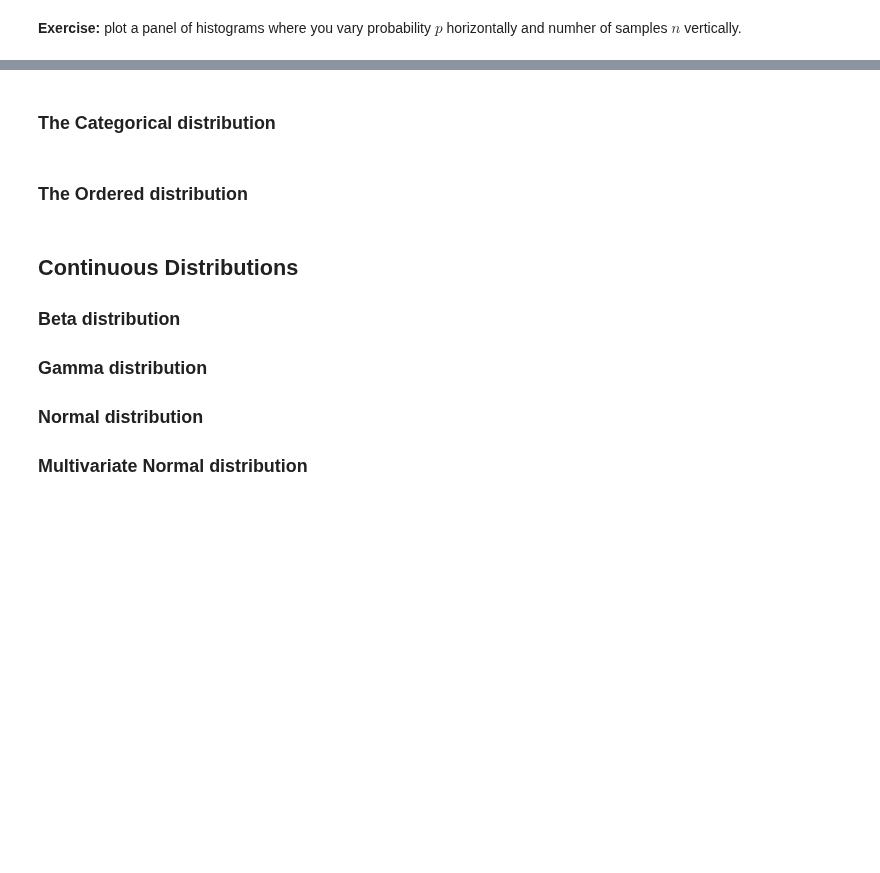
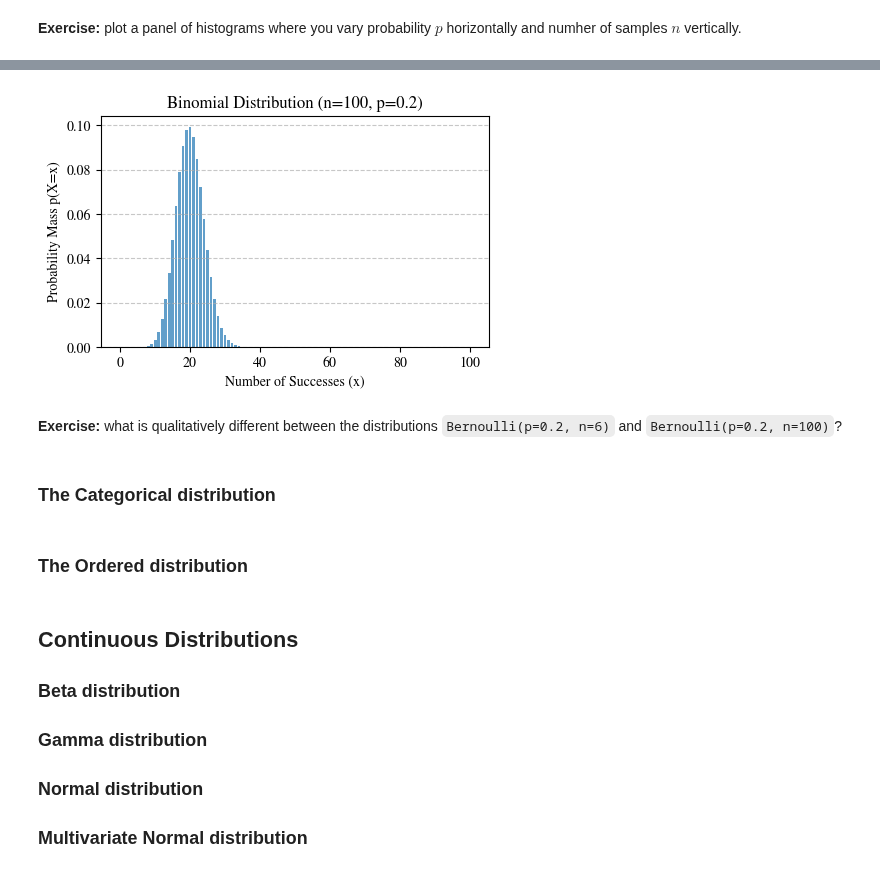
Before and after one commit to elizavetasemenova/prob-epi, a Jupyter notebook: 04_probability_distributions.ipynb, the cells around one changed output, grey strips where cells are left out. Cells and saved outputs as stored; diff of their text form; code cells hidden in the pictures; blank space fills up the shorter version.

```diff
--- a/04_probability_distributions.ipynb
+++ b/04_probability_distributions.ipynb
@@ -163,3 +280,9 @@ Bernouilli_vis(rng, p, n)
+# %%
+binomial_vis(rng, p=0.2, n=100, x_ticks=False)
+# %% [output]
+[figure, added]
+# %% [markdown]
+**Exercise:**  what is qualitatively different between the distributions `Bernoulli(p=0.2, n=6)` and `Bernoulli(p=0.2, n=100)`?
 # %% [markdown]
 ### The Categorical distribution
 # %% [markdown]
```
Also changed, not shown: parts of 27 cells of this notebook.
